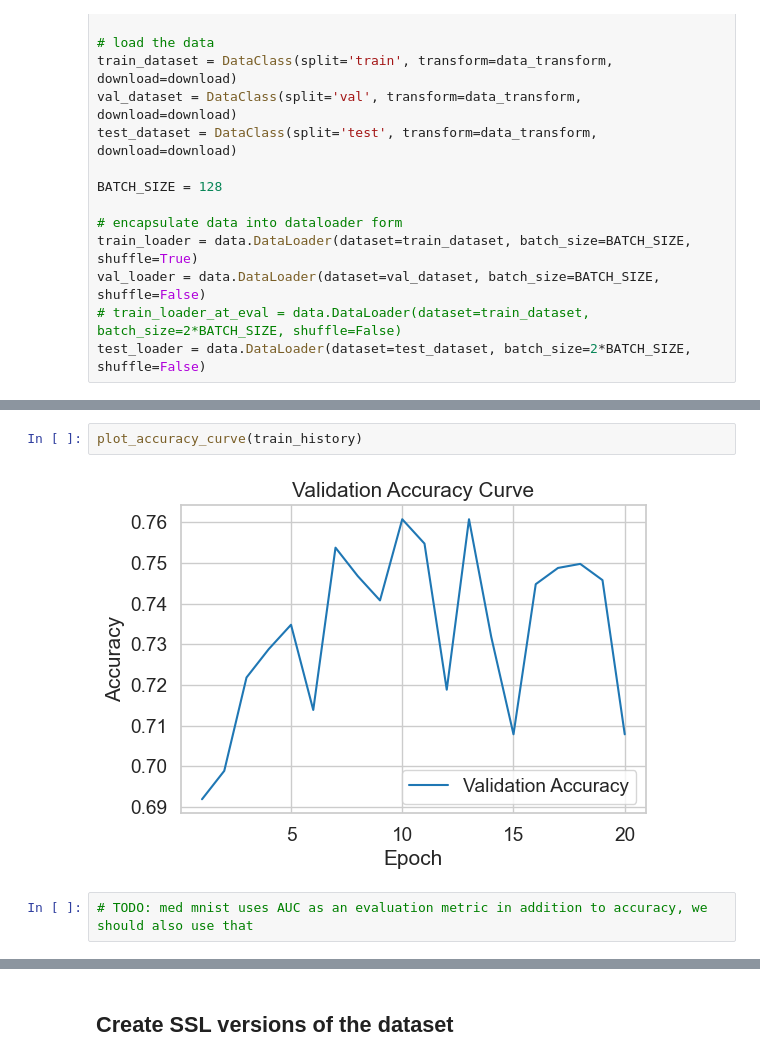
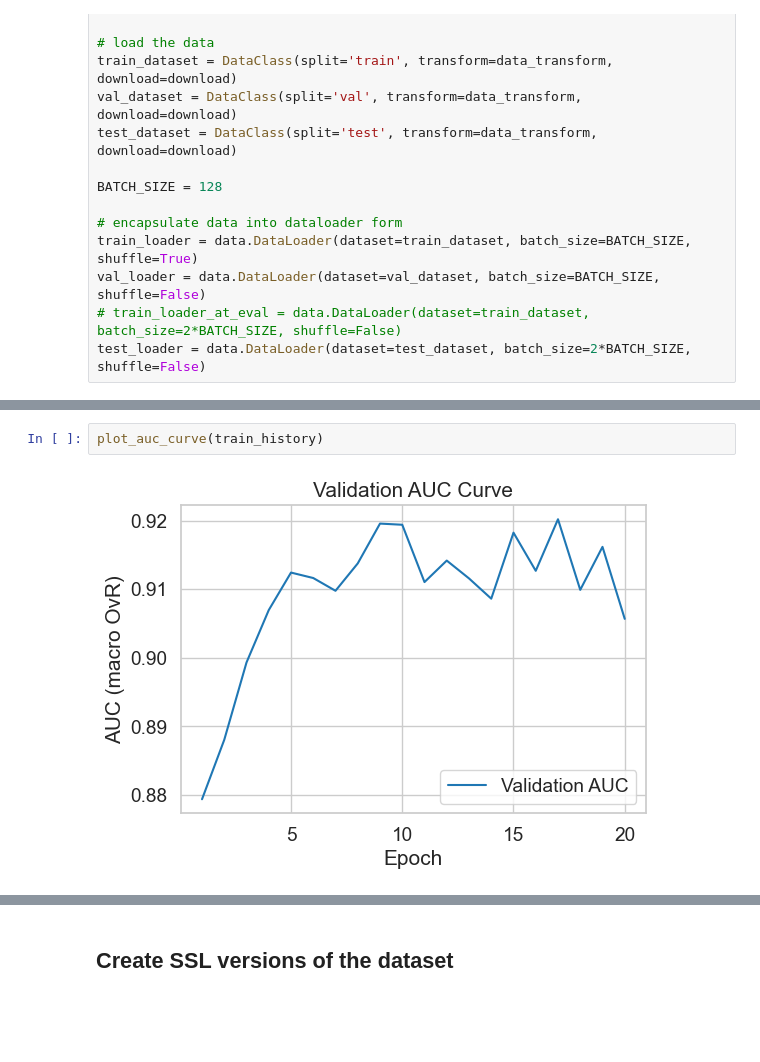
Before and after one commit to behrensm03/bdl-ssl, a Jupyter notebook: nonbayes_cnn_baseline.ipynb, the cells around one changed output, grey strips where cells are left out. Saved outputs shown, nothing was run; the diff lists cells and outputs as text; blank space fills up the shorter version.

```diff
--- a/nonbayes_cnn_baseline.ipynb
+++ b/nonbayes_cnn_baseline.ipynb
@@ -104,6 +105,4 @@ plot_loss_curves(train_history)
-# %%
-plot_accuracy_curve(train_history)
-# %% [output]
-[figure, removed]
 # %%
-# TODO: med mnist uses AUC as an evaluation metric in addition to accuracy, we should also use that
+plot_auc_curve(train_history)
+# %% [output]
+[figure, added]
```
Also changed, not shown: parts of 6 cells of this notebook, 2 other files.
